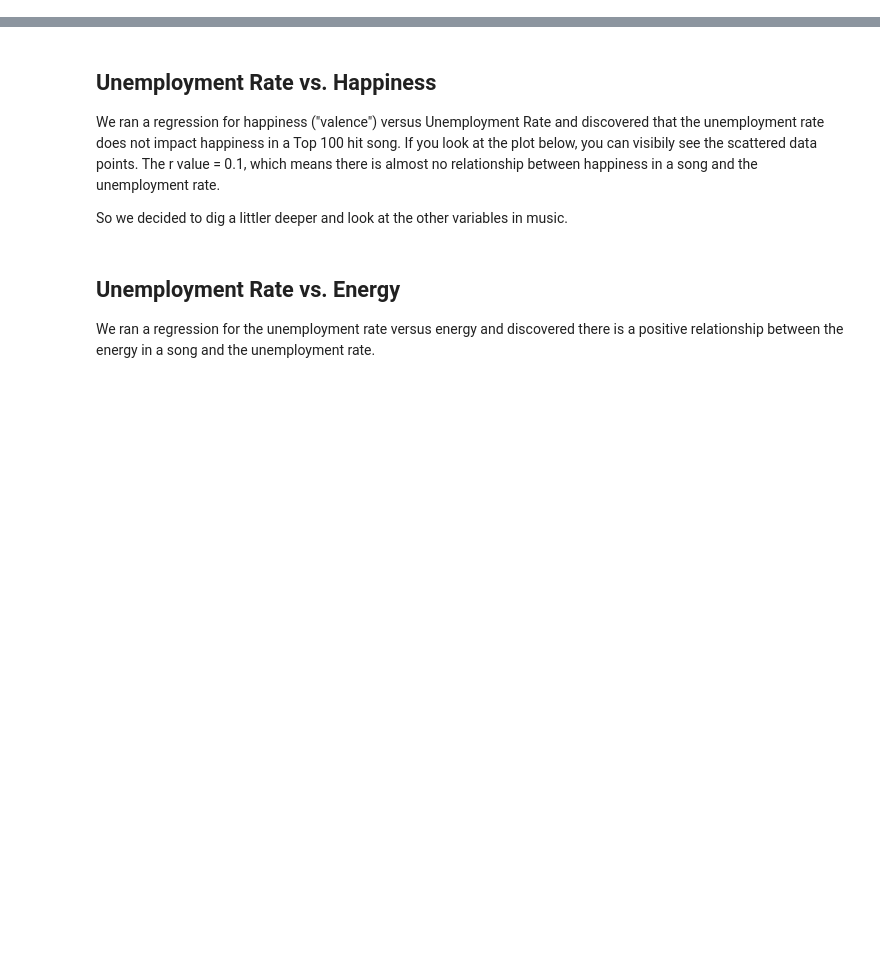
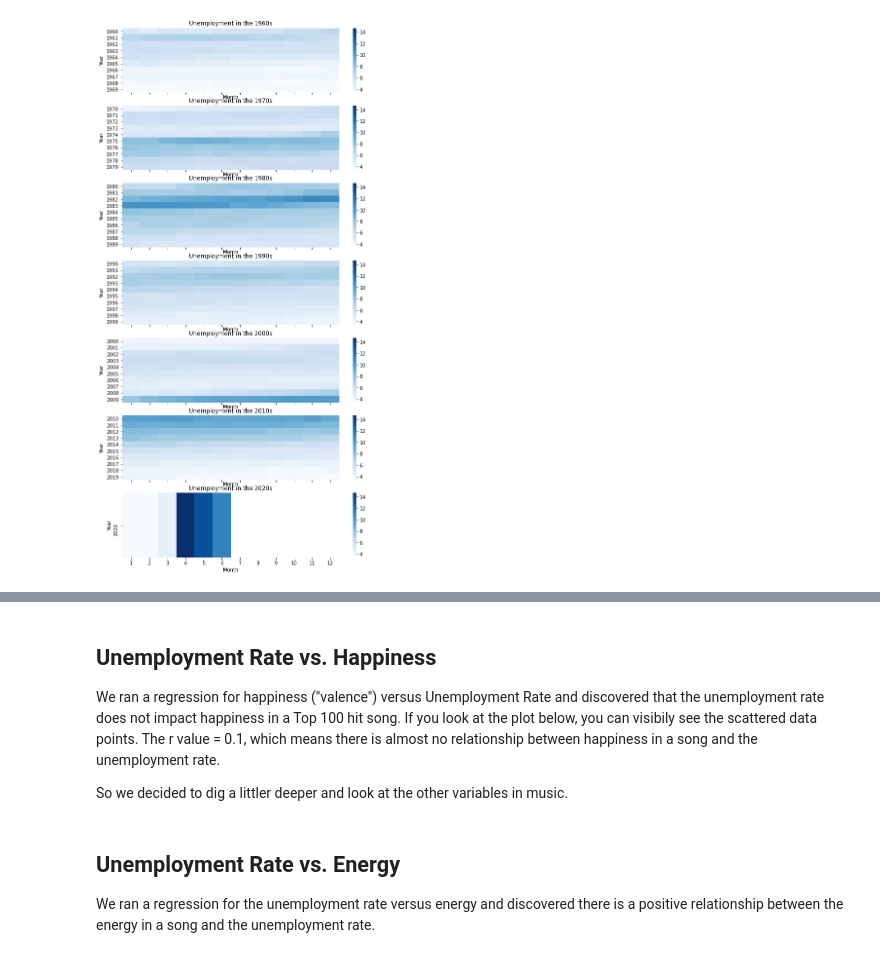
Before and after one commit to richardk6/Billboard-Project, a Jupyter notebook: code/data_analysis.ipynb, the cells around one changed output, grey strips where cells are left out. Drawn from its saved outputs; the diff is of its cells as text; code cells hidden in the pictures; blank space fills up the shorter version.

```diff
--- a/code/data_analysis.ipynb
+++ b/code/data_analysis.ipynb
@@ -25,0 +91,15 @@ data.head()
+# %%
+# Show the heatmap per decade.  Should be equivalent to the above graph.
+vmax=unemployement_time_pivot.max().max()
+vmin=unemployement_time_pivot.min().min()
+fig,axes=plt.subplots(7,1,figsize=(10,20),sharex=True)
+i = 0
+for axis in axes:
+    data = unemployement_time_pivot[i*10 : (i+1) * 10]
+    axis.set_title(f"Unemployment in the {1960 + (i*10)}s")
+    sns.heatmap(data,cmap=("Blues"),ax=axis,vmax=vmax,vmin=vmin)
+    i += 1
+
+plt.show()
+# %% [output]
+[figure, added]
```
Also changed, not shown: parts of 20 cells of this notebook, 2 other files.
